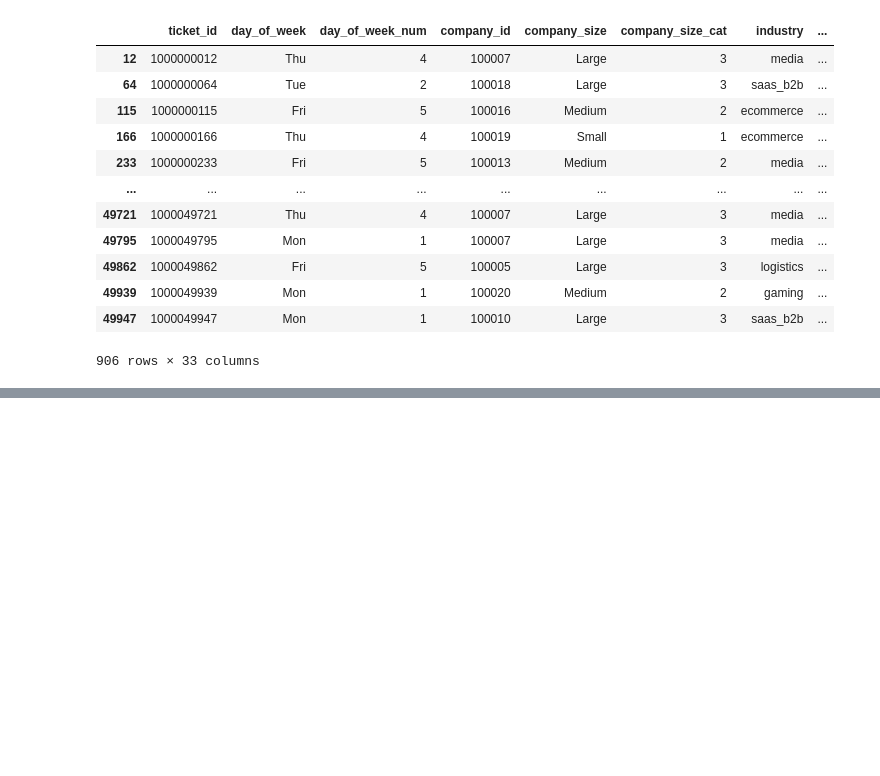
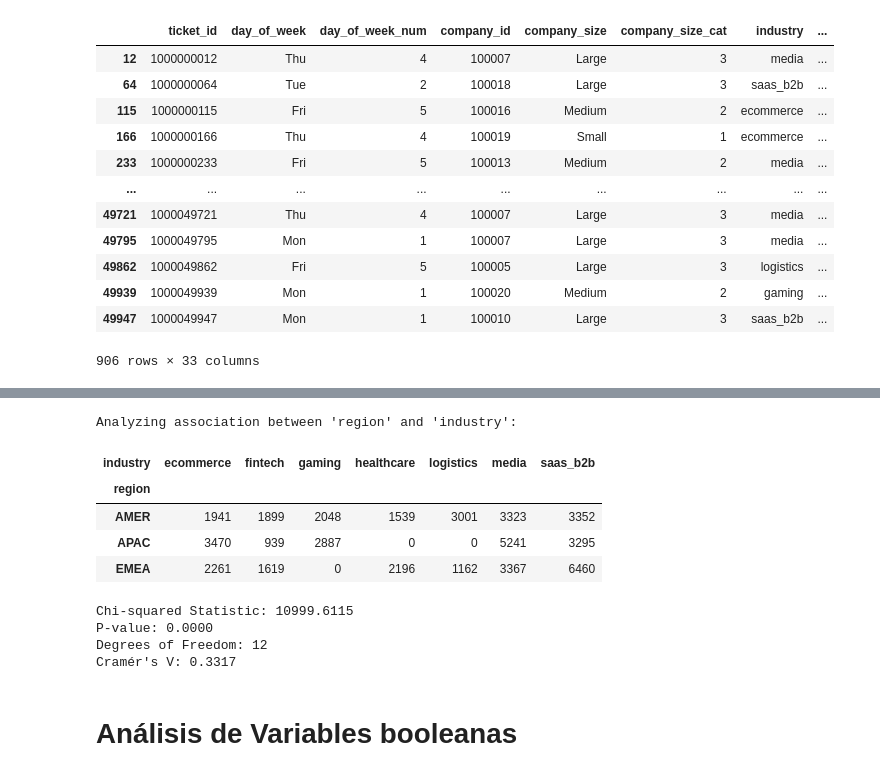
Before and after one commit to mmcuervo/ExamMLcategorias, a Jupyter notebook: 01_eda.ipynb, the cells around one changed output, grey strips where cells are left out. Drawn from its saved outputs; the diff is of its cells as text; code cells hidden in the pictures; blank space fills up the shorter version.

```diff
--- a/01_eda.ipynb
+++ b/01_eda.ipynb
@@ -181,0 +1025,44 @@ dtype: float64
+# %%
+#19 Verificar asociación entre regio e industria
+# Define the columns to analyze
+col1 = 'region'
+col2 = 'industry'
+
+# Create a contingency table
+contingency_table = pd.crosstab(dc[col1], dc[col2])
+
+print(f"Analyzing association between '{col1}' and '{col2}':\n")
+display(contingency_table)
+
+# Perform Chi-squared test
+chi2, p, dof, expected = chi2_contingency(contingency_table)
+
+print(f"\nChi-squared Statistic: {chi2:.4f}")
+print(f"P-value: {p:.4f}")
+print(f"Degrees of Freedom: {dof}")
+
+# Calculate Cramer's V
+n = contingency_table.to_numpy().sum()
+phi2 = chi2 / n
+r, k = contingency_table.shape
+
+# Handle cases where min(r-1, k-1) is zero
+if min(r-1, k-1) == 0:
+    cramers_v = float('nan') # Not applicable
+else:
+    cramers_v = np.sqrt(phi2 / min(r-1, k-1))
+
+print(f"Cramér's V: {cramers_v:.4f}")
+# %% [output]
+Analyzing association between 'region' and 'industry':
+| industry | ecommerce | fintech | gaming | healthcare | logistics | media | saas_b2b |
+| region |  |  |  |  |  |  |  |
+| AMER | 1941 | 1899 | 2048 | 1539 | 3001 | 3323 | 3352 |
+| APAC | 3470 | 939 | 2887 | 0 | 0 | 5241 | 3295 |
+| EMEA | 2261 | 1619 | 0 | 2196 | 1162 | 3367 | 6460 |
+Chi-squared Statistic: 10999.6115
+P-value: 0.0000
+Degrees of Freedom: 12
+Cramér's V: 0.3317
+# %% [markdown]
+# **Análisis de Variables booleanas**
```
Also changed, not shown: parts of 40 cells of this notebook.
